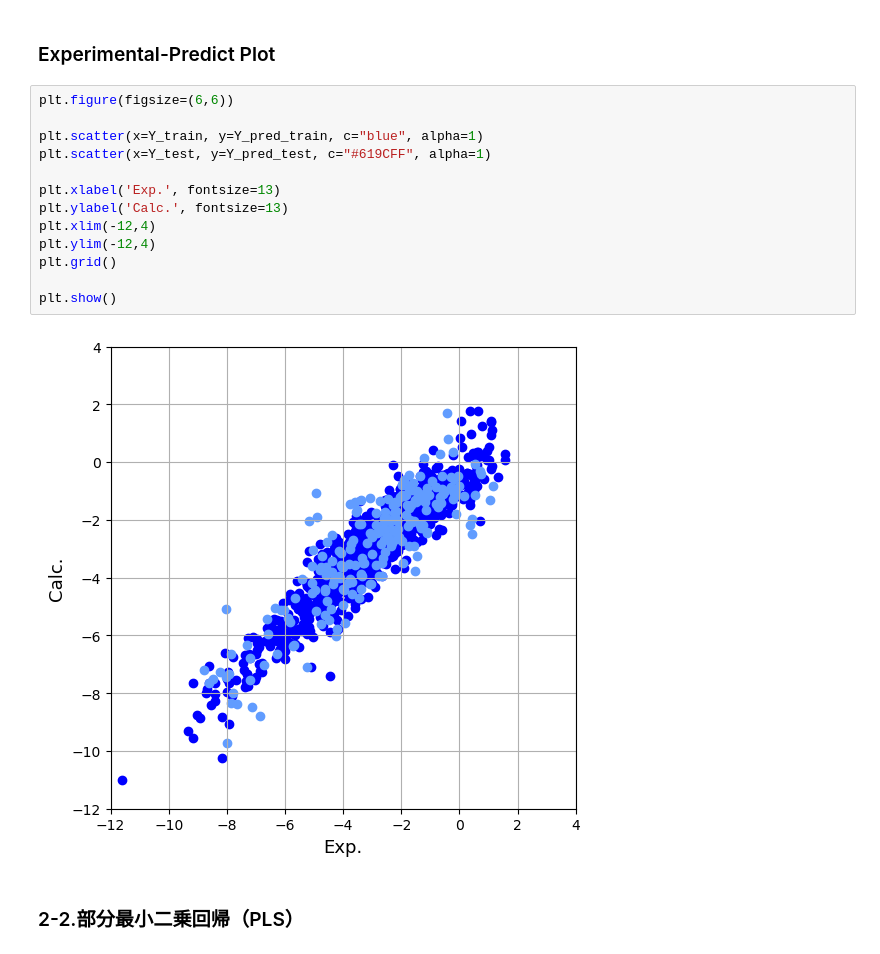
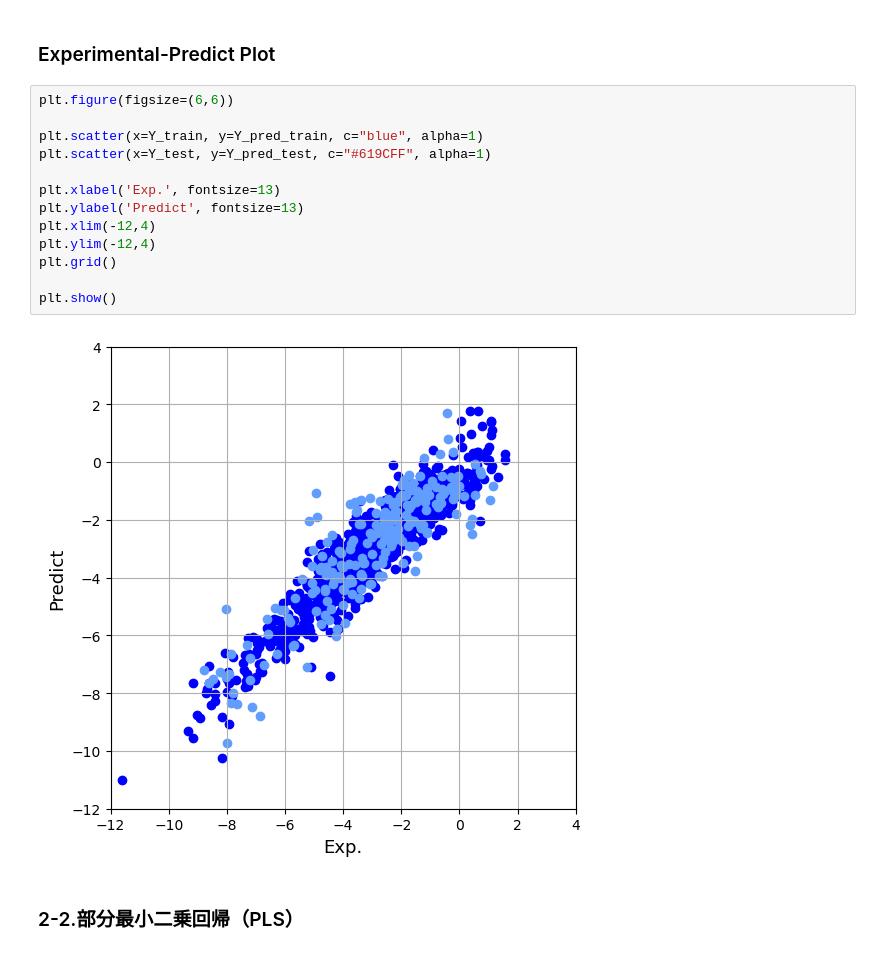
Before and after one commit to ARIM-Academy/Advanced_Tutorial_4, a Jupyter notebook: 3_Solubility.ipynb, the cells around one changed output. Cells and saved outputs as stored; diff of their text form.

```diff
--- a/3_Solubility.ipynb
+++ b/3_Solubility.ipynb
@@ -204,18 +214,18 @@ print('二乗平均平方根誤差(RMSE) : {:.3f}'.format(rmse))
 # %%
 plt.figure(figsize=(6,6))
 
 plt.scatter(x=Y_train, y=Y_pred_train, c="blue", alpha=1)
 plt.scatter(x=Y_test, y=Y_pred_test, c="#619CFF", alpha=1)
 
 plt.xlabel('Exp.', fontsize=13)
-plt.ylabel('Calc.', fontsize=13)
+plt.ylabel('Predict', fontsize=13)
 plt.xlim(-12,4)
 plt.ylim(-12,4)
 plt.grid()
 
 plt.show()
 # %% [output]
-[figure, old version]
+[figure, new version]
 # %% [markdown]
 ### 2-2.部分最小二乗回帰（PLS）
 # %%
```
Also changed, not shown: parts of 33 cells of this notebook, 6 other files.
